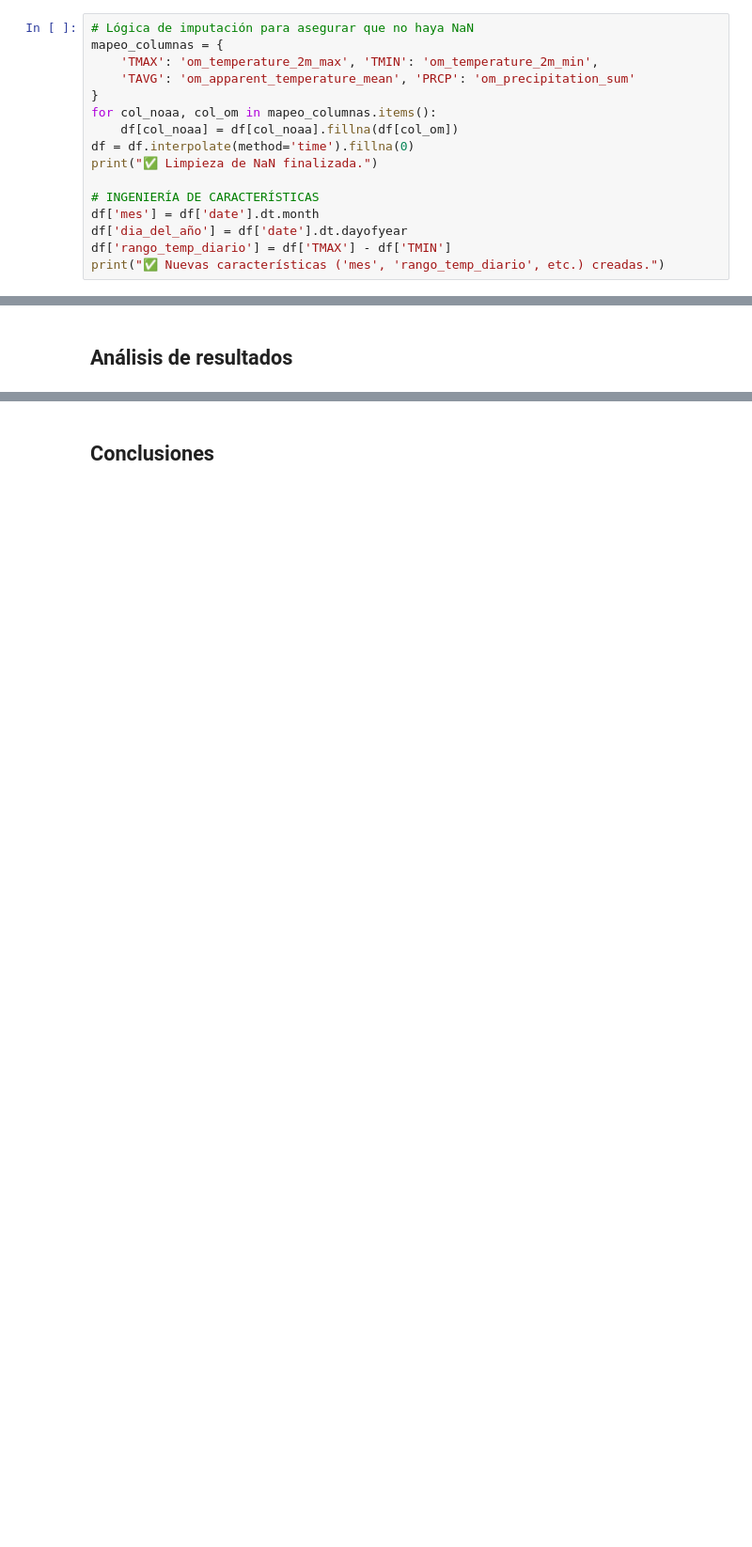
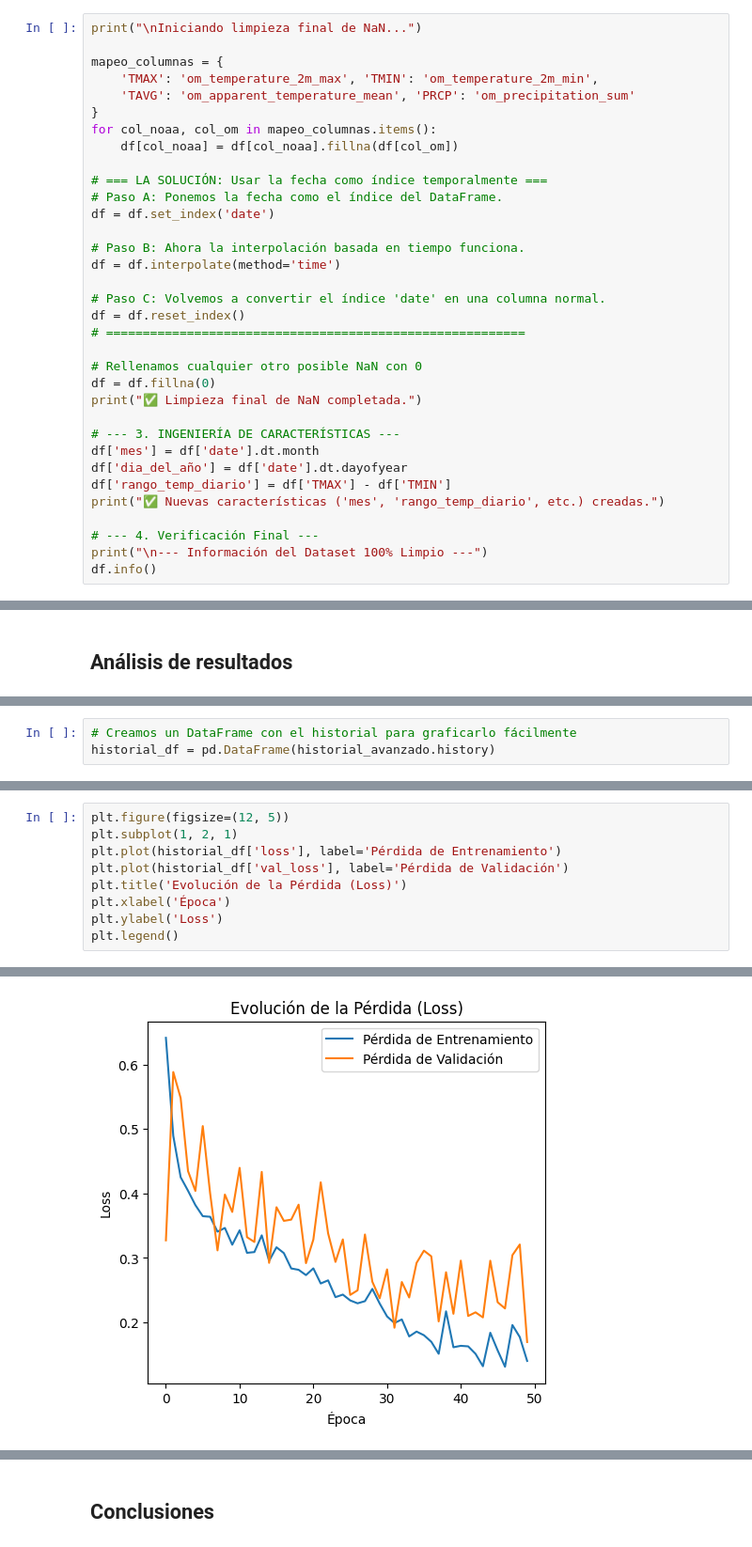
Before and after one commit to Nahuelito22/Nimbus-AI, a Jupyter notebook: notebooks/06_modelo_avanzado.ipynb, the cells around one changed output, grey strips where cells are left out. Shown: that part at 94% size. Cells and saved outputs as stored; diff of their text form; blank space fills up the shorter version.

```diff
--- a/notebooks/06_modelo_avanzado.ipynb
+++ b/notebooks/06_modelo_avanzado.ipynb
@@ -21,18 +28,36 @@ print(f"✅ Dataset enriquecido cargado. Dimensiones: {df.shape}")
 # %% [markdown]
 2) Limpieza final
 # %%
-# Lógica de imputación para asegurar que no haya NaN
+print("\nIniciando limpieza final de NaN...")
+
 mapeo_columnas = {
     'TMAX': 'om_temperature_2m_max', 'TMIN': 'om_temperature_2m_min',
     'TAVG': 'om_apparent_temperature_mean', 'PRCP': 'om_precipitation_sum'
 }
 for col_noaa, col_om in mapeo_columnas.items():
     df[col_noaa] = df[col_noaa].fillna(df[col_om])
-df = df.interpolate(method='time').fillna(0)
-print("✅ Limpieza de NaN finalizada.")
 
-# INGENIERÍA DE CARACTERÍSTICAS
+# === LA SOLUCIÓN: Usar la fecha como índice temporalmente ===
+# Paso A: Ponemos la fecha como el índice del DataFrame.
+df = df.set_index('date')
+
+# Paso B: Ahora la interpolación basada en tiempo funciona.
+df = df.interpolate(method='time')
+
+# Paso C: Volvemos a convertir el índice 'date' en una columna normal.
+df = df.reset_index()
+# =========================================================
+
+# Rellenamos cualquier otro posible NaN con 0
+df = df.fillna(0)
+print("✅ Limpieza final de NaN completada.")
+
+# --- 3. INGENIERÍA DE CARACTERÍSTICAS ---
 df['mes'] = df['date'].dt.month
 df['dia_del_año'] = df['date'].dt.dayofyear
 df['rango_temp_diario'] = df['TMAX'] - df['TMIN']
 print("✅ Nuevas características ('mes', 'rango_temp_diario', etc.) creadas.")
+
+# --- 4. Verificación Final ---
+print("\n--- Información del Dataset 100% Limpio ---")
+df.info()
@@ -125,0 +274,3 @@ print("\n✅ Entrenamiento finalizado.")
+# %%
+# Creamos un DataFrame con el historial para graficarlo fácilmente
+historial_df = pd.DataFrame(historial_avanzado.history)
@@ -125,0 +279,10 @@ print("\n✅ Entrenamiento finalizado.")
+# %%
+plt.figure(figsize=(12, 5))
+plt.subplot(1, 2, 1)
+plt.plot(historial_df['loss'], label='Pérdida de Entrenamiento')
+plt.plot(historial_df['val_loss'], label='Pérdida de Validación')
+plt.title('Evolución de la Pérdida (Loss)')
+plt.xlabel('Época')
+plt.ylabel('Loss')
+plt.legend()
+# %% [output]
@@ -125,0 +290 @@ print("\n✅ Entrenamiento finalizado.")
+[figure, added]
```
Also changed, not shown: parts of 56 cells of this notebook.
